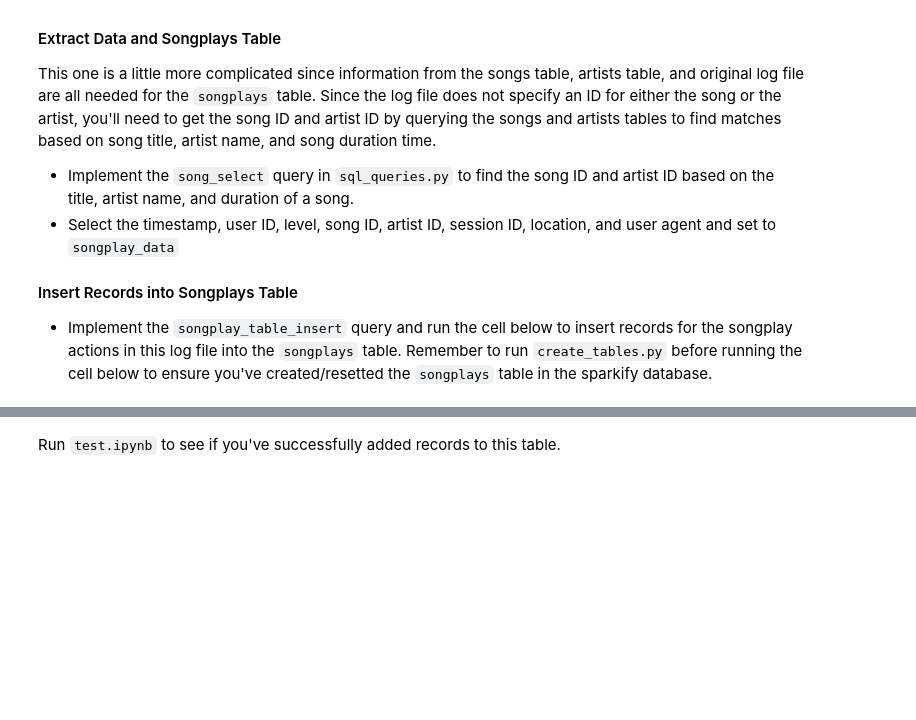
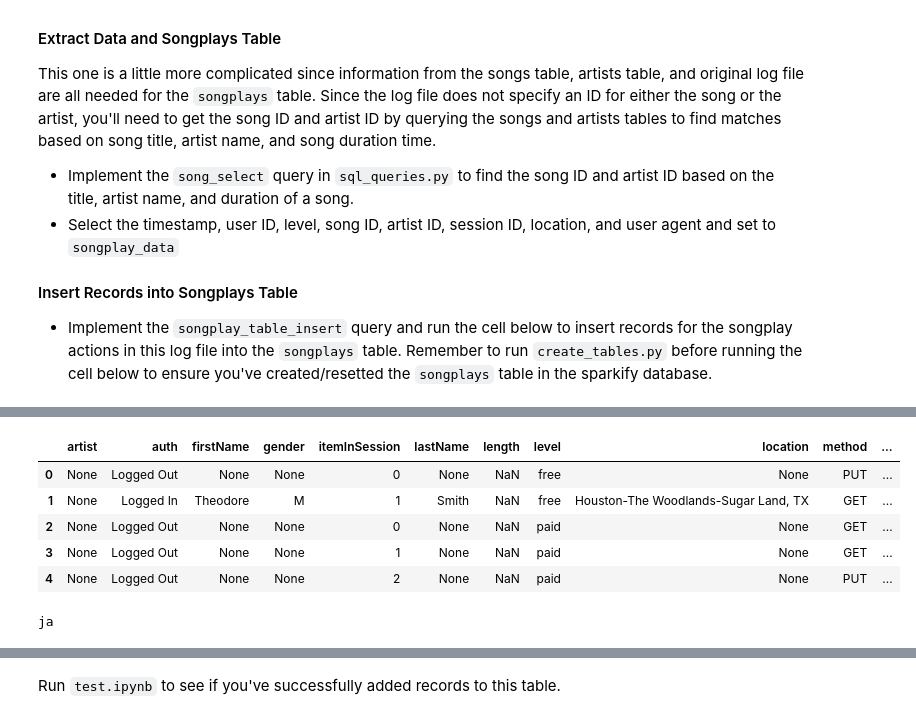
Before and after one commit to git-julian/Data_Modeling_with_Postgres_Udacity, a Jupyter notebook: etl.ipynb, the cells around one changed output, grey strips where cells are left out. Drawn from its saved outputs; the diff is of its cells as text; code cells hidden in the pictures; blank space fills up the shorter version.

```diff
--- a/etl.ipynb
+++ b/etl.ipynb
@@ -105,3 +97,6 @@ df.head()
+# %%
+filepath1 = log_files[16]
+df1 = pd.read_json(filepath1, lines = True)
 # %% [markdown]
 ## #3: `time` Table
 #### Extract Data for Time Table
@@ -200,3 +212,26 @@ df.head(1)
+# %%
+df1.head()
+# %% [output]
+|  | artist | auth | firstName | gender | itemInSession | lastName | length | level | location | method | ... |
+| 0 | None | Logged Out | None | None | 0 | None | NaN | free | None | PUT | ... |
+| 1 | None | Logged In | Theodore | M | 1 | Smith | NaN | free | Houston-The Woodlands-Sugar Land, TX | GET | ... |
+| 2 | None | Logged Out | None | None | 0 | None | NaN | paid | None | GET | ... |
+| 3 | None | Logged Out | None | None | 1 | None | NaN | paid | None | GET | ... |
+| 4 | None | Logged Out | None | None | 2 | None | NaN | paid | None | PUT | ... |
+# %%
+for index, row in df.iterrows():
+
+    # get songid and artistid from song and artist tables
+    cur.execute(song_select,(row.song, row.artist, row.length))
+    results = cur.fetchone()
+
+    if results:
+        songid, artistid = results
+        print('ja')
+    else:
+        songid, artistid = None, None
+# %% [output]
+ja
 # %%
 for index, row in df.iterrows():
 
```
Also changed, not shown: parts of 17 cells of this notebook, 3 other files.
